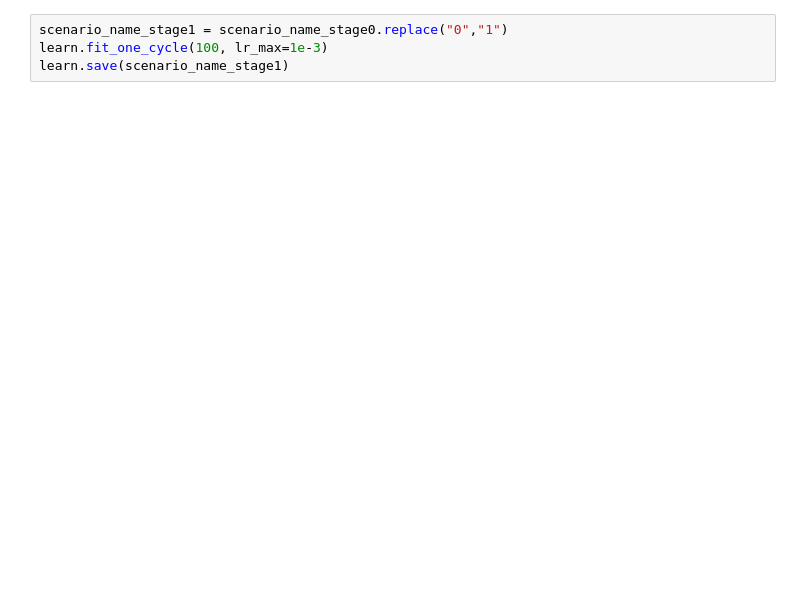
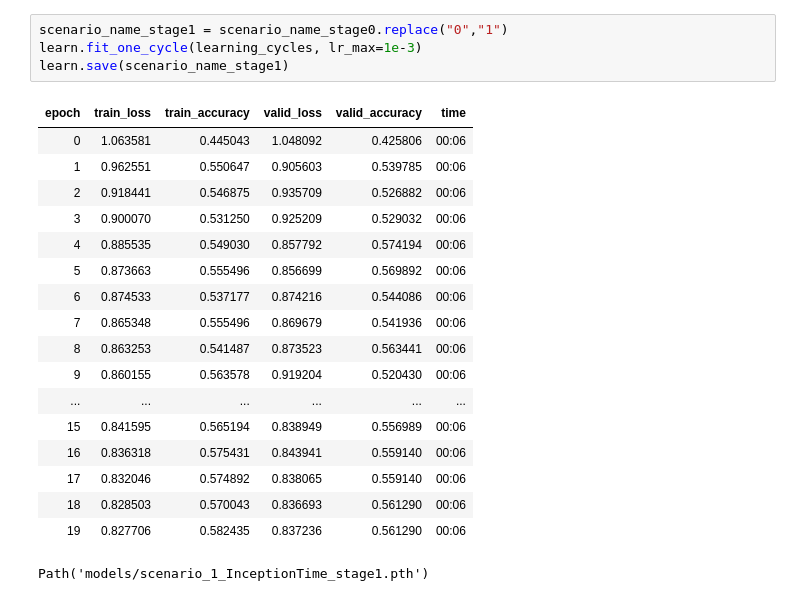
Before and after one commit to a-ludwig/smart_hans, a Jupyter notebook: Machine_learning/tsai_with_real_data_univariate.ipynb, the cells around one changed output. Drawn from its saved outputs; the diff is of its cells as text; blank space fills up the shorter version.

```diff
--- a/Machine_learning/tsai_with_real_data_univariate.ipynb
+++ b/Machine_learning/tsai_with_real_data_univariate.ipynb
@@ -38,6 +63,25 @@ learn.lr_find()
 # %%
 scenario_name_stage1 = scenario_name_stage0.replace("0","1")
-learn.fit_one_cycle(100, lr_max=1e-3)
+learn.fit_one_cycle(learning_cycles, lr_max=1e-3)
 learn.save(scenario_name_stage1)
+# %% [output]
+| epoch | train_loss | train_accuracy | valid_loss | valid_accuracy | time |
+| 0 | 1.063581 | 0.445043 | 1.048092 | 0.425806 | 00:06 |
+| 1 | 0.962551 | 0.550647 | 0.905603 | 0.539785 | 00:06 |
+| 2 | 0.918441 | 0.546875 | 0.935709 | 0.526882 | 00:06 |
+| 3 | 0.900070 | 0.531250 | 0.925209 | 0.529032 | 00:06 |
+| 4 | 0.885535 | 0.549030 | 0.857792 | 0.574194 | 00:06 |
+| 5 | 0.873663 | 0.555496 | 0.856699 | 0.569892 | 00:06 |
+| 6 | 0.874533 | 0.537177 | 0.874216 | 0.544086 | 00:06 |
+| 7 | 0.865348 | 0.555496 | 0.869679 | 0.541936 | 00:06 |
+| 8 | 0.863253 | 0.541487 | 0.873523 | 0.563441 | 00:06 |
+| 9 | 0.860155 | 0.563578 | 0.919204 | 0.520430 | 00:06 |
+| ... | ... | ... | ... | ... | ... |
+| 15 | 0.841595 | 0.565194 | 0.838949 | 0.556989 | 00:06 |
+| 16 | 0.836318 | 0.575431 | 0.843941 | 0.559140 | 00:06 |
+| 17 | 0.832046 | 0.574892 | 0.838065 | 0.559140 | 00:06 |
+| 18 | 0.828503 | 0.570043 | 0.836693 | 0.561290 | 00:06 |
+| 19 | 0.827706 | 0.582435 | 0.837236 | 0.561290 | 00:06 |
+Path('models/scenario_1_InceptionTime_stage1.pth')
 # %%
 learn.recorder.plot_metrics()
```
Also changed, not shown: parts of 9 cells of this notebook.
